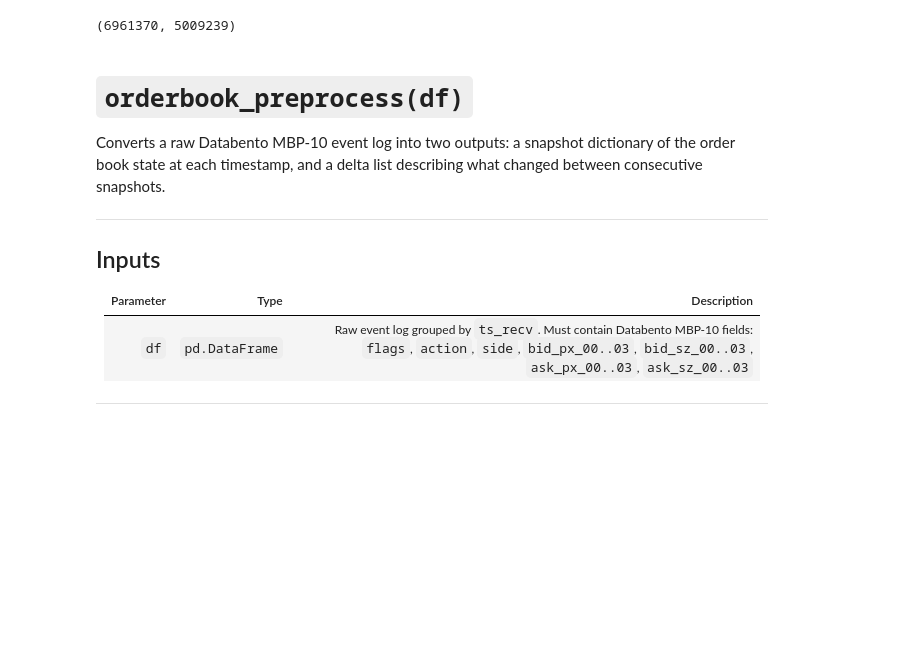
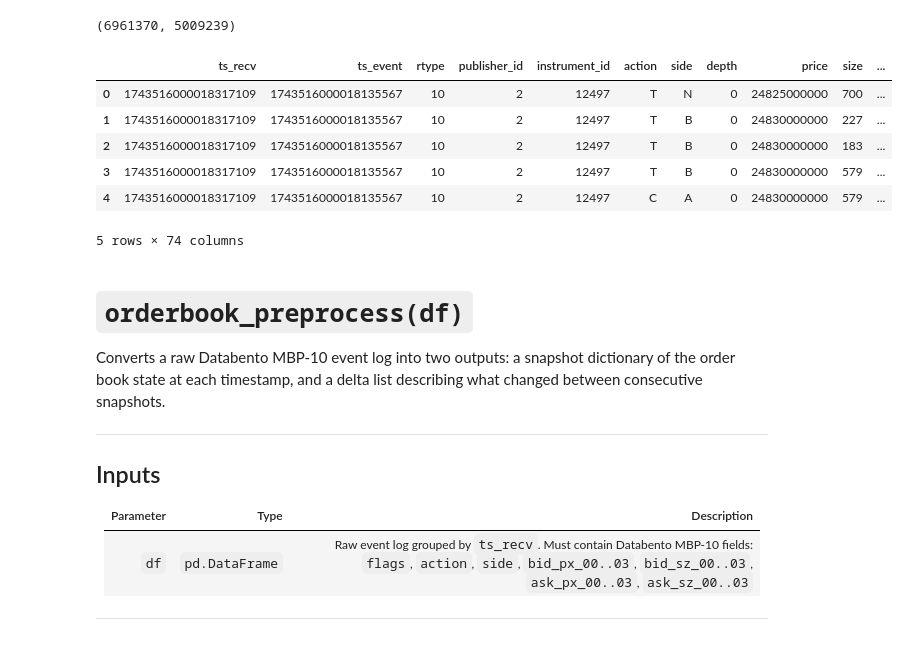
Before and after one commit to chenyu0516/jax_lob_wm, a Jupyter notebook: script/data_process_l2.ipynb, the cells around one changed output. Drawn from its saved outputs; the diff is of its cells as text; code cells hidden in the pictures; blank space fills up the shorter version.

```diff
--- a/script/data_process_l2.ipynb
+++ b/script/data_process_l2.ipynb
@@ -68,6 +68,16 @@ df_filter = filter_trading_hours(df, "ts_recv")
 df.shape[0], df_filter.shape[0]
 # %% [output]
 (6961370, 5009239)
+# %%
+df_filter.head()
+# %% [output]
+|  | ts_recv | ts_event | rtype | publisher_id | instrument_id | action | side | depth | price | size | ... |
+| 0 | 1743516000018317109 | 1743516000018135567 | 10 | 2 | 12497 | T | N | 0 | 24825000000 | 700 | ... |
+| 1 | 1743516000018317109 | 1743516000018135567 | 10 | 2 | 12497 | T | B | 0 | 24830000000 | 227 | ... |
+| 2 | 1743516000018317109 | 1743516000018135567 | 10 | 2 | 12497 | T | B | 0 | 24830000000 | 183 | ... |
+| 3 | 1743516000018317109 | 1743516000018135567 | 10 | 2 | 12497 | T | B | 0 | 24830000000 | 579 | ... |
+| 4 | 1743516000018317109 | 1743516000018135567 | 10 | 2 | 12497 | C | A | 0 | 24830000000 | 579 | ... |
+5 rows × 74 columns
 # %% [markdown]
 # `orderbook_preprocess(df)`
 
```
Also changed, not shown: parts of 4 cells of this notebook, 2 other files.
